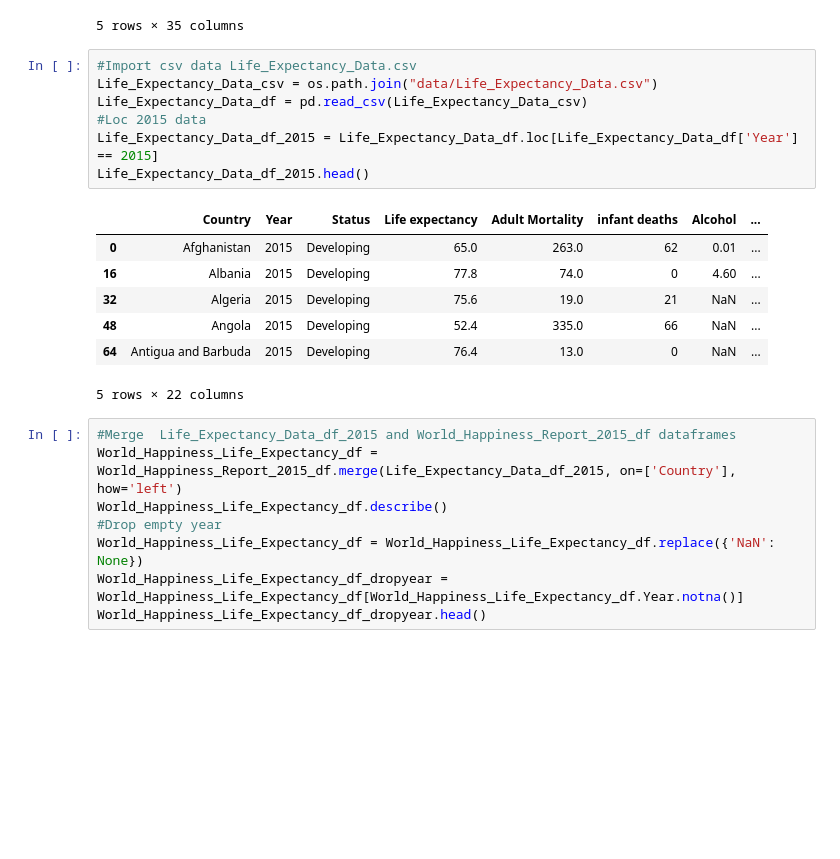
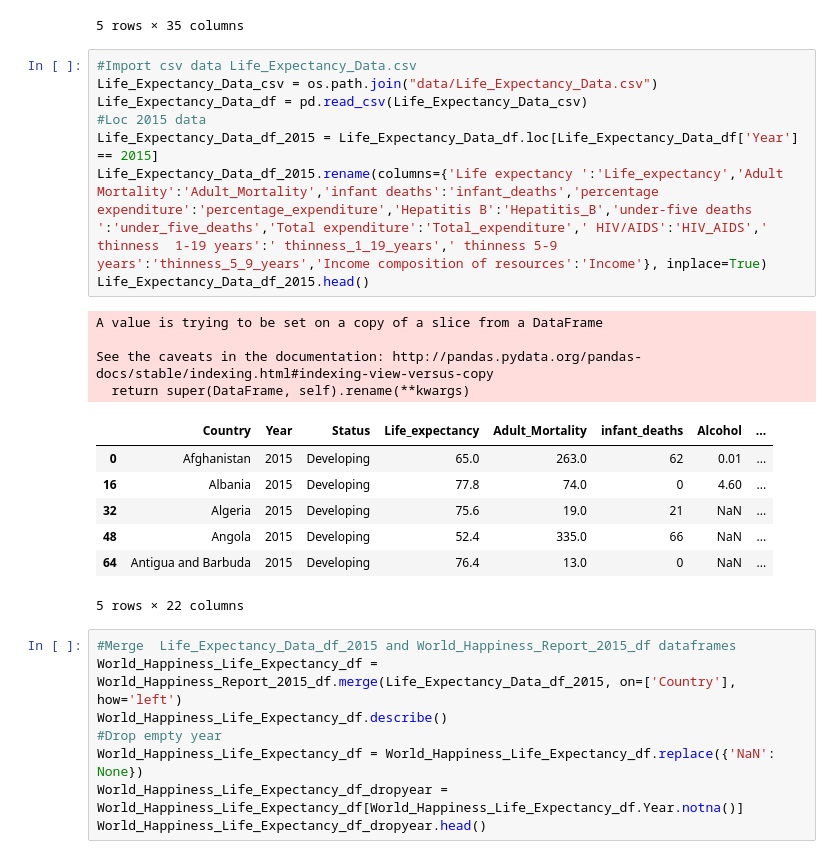
Before and after one commit to xliu510/Happiness, a Jupyter notebook: Import-export-clean-data.ipynb, the cells around one changed output. Cells and saved outputs as stored; diff of their text form; blank space fills up the shorter version.

```diff
--- a/Import-export-clean-data.ipynb
+++ b/Import-export-clean-data.ipynb
@@ -63,18 +63,23 @@ World_Happiness_Report_2015_2016_2017_df.head()
 # %%
 #Import csv data Life_Expectancy_Data.csv
 Life_Expectancy_Data_csv = os.path.join("data/Life_Expectancy_Data.csv")
 Life_Expectancy_Data_df = pd.read_csv(Life_Expectancy_Data_csv)
 #Loc 2015 data
 Life_Expectancy_Data_df_2015 = Life_Expectancy_Data_df.loc[Life_Expectancy_Data_df['Year'] == 2015]
+Life_Expectancy_Data_df_2015.rename(columns={'Life expectancy ':'Life_expectancy','Adult Mortality':'Adult_Mortality','infant deaths':'infant_deaths','percentage expenditure':'percentage_expenditure','Hepatitis B':'Hepatitis_B','under-five deaths ':'under_five_deaths','Total expenditure':'Total_expenditure',' HIV/AIDS':'HIV_AIDS',' thinness  1-19 years':' thinness_1_19_years',' thinness 5-9 years':'thinness_5_9_years','Income composition of resources':'Income'}, inplace=True)
 Life_Expectancy_Data_df_2015.head()
 # %% [output]
+A value is trying to be set on a copy of a slice from a DataFrame
+
+See the caveats in the documentation: http://pandas.pydata.org/pandas-docs/stable/indexing.html#indexing-view-versus-copy
+  return super(DataFrame, self).rename(**kwargs)
-|  | Country | Year | Status | Life expectancy | Adult Mortality | infant deaths | Alcohol | ... |
+|  | Country | Year | Status | Life_expectancy | Adult_Mortality | infant_deaths | Alcohol | ... |
 | 0 | Afghanistan | 2015 | Developing | 65.0 | 263.0 | 62 | 0.01 | ... |
 | 16 | Albania | 2015 | Developing | 77.8 | 74.0 | 0 | 4.60 | ... |
 | 32 | Algeria | 2015 | Developing | 75.6 | 19.0 | 21 | NaN | ... |
 | 48 | Angola | 2015 | Developing | 52.4 | 335.0 | 66 | NaN | ... |
 | 64 | Antigua and Barbuda | 2015 | Developing | 76.4 | 13.0 | 0 | NaN | ... |
-5 rows × 22 columns
+5 rows × 22 columns
 # %%
 #Merge  Life_Expectancy_Data_df_2015 and World_Happiness_Report_2015_df dataframes
 World_Happiness_Life_Expectancy_df = World_Happiness_Report_2015_df.merge(Life_Expectancy_Data_df_2015, on=['Country'], how='left')
```
Also changed, not shown: parts of 16 cells of this notebook, 1 other file.
